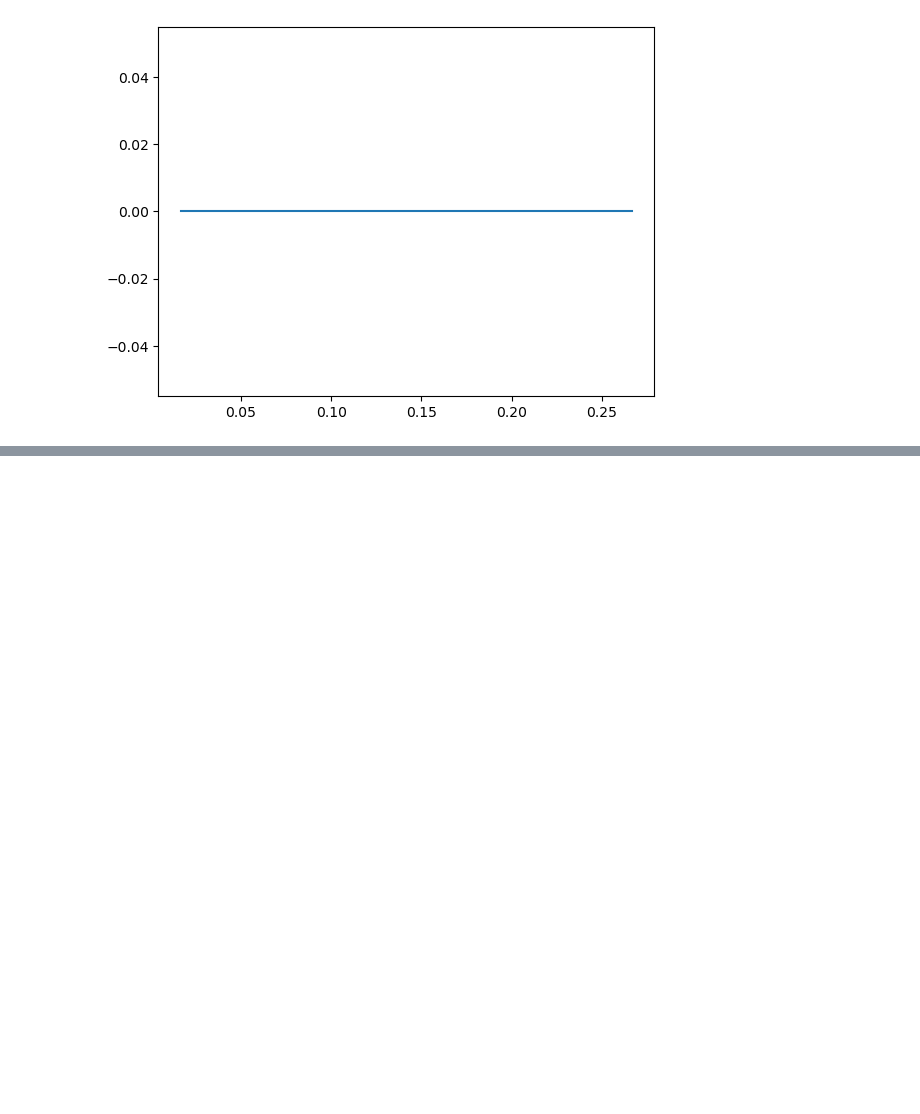
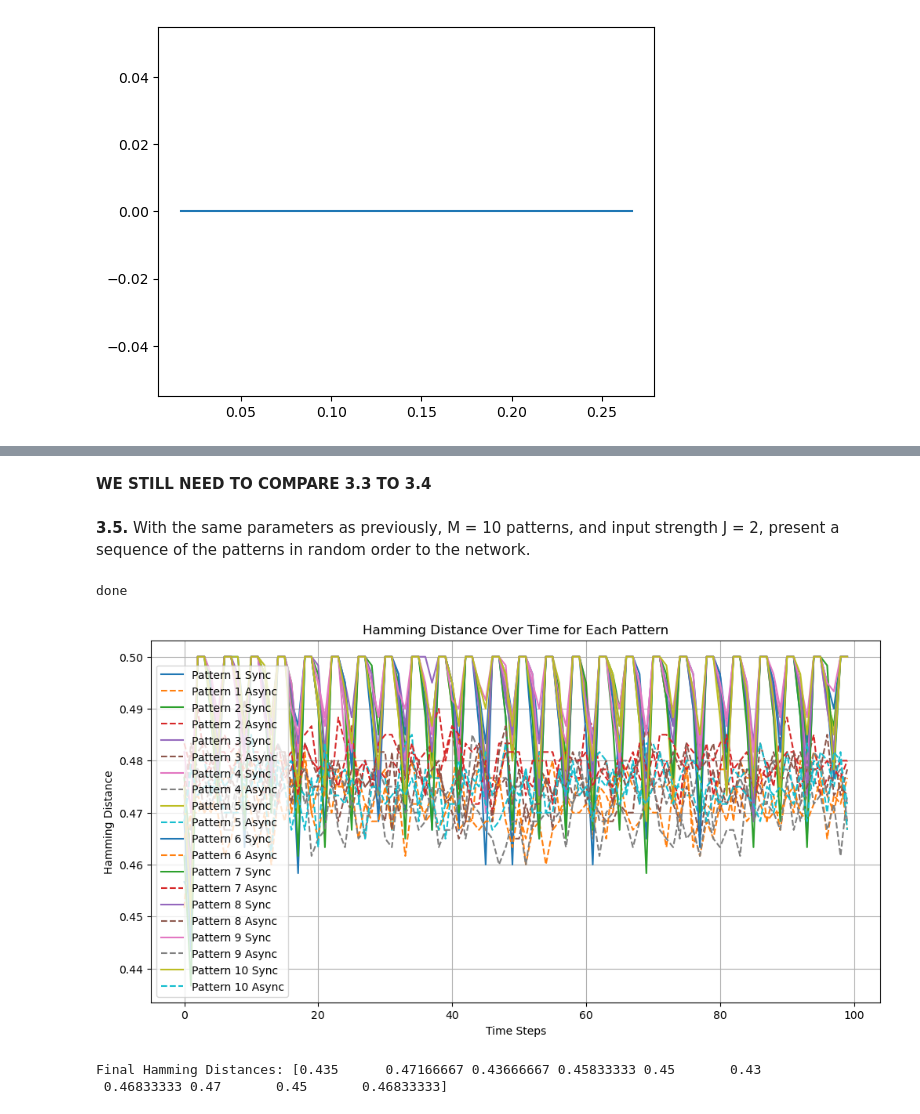
Before and after one commit to marindigen/nx-465-hopfield-networks, a Jupyter notebook: Mini-project-ex-3.ipynb, the cells around one changed output, grey strips where cells are left out. Drawn from its saved outputs; the diff is of its cells as text; code cells hidden in the pictures; blank space fills up the shorter version.

```diff
--- a/Mini-project-ex-3.ipynb
+++ b/Mini-project-ex-3.ipynb
@@ -304,0 +497,46 @@ print(hamm_dist[-1])
+# %% [markdown]
+**WE STILL NEED TO COMPARE 3.3 TO 3.4**
+# %% [markdown]
+**3.5.** With the same parameters as previously, M = 10 patterns, and input strength J = 2, present a
+sequence of the patterns in random order to the network.
+# %%
+def external_input(J, patterns, mu):
+    """
+    External input calculated for pattern retrieval with external input.
+    """
+    patterns_mean = np.mean(patterns, axis=0)
+    return J*(patterns[mu] - patterns_mean)
+
+# parameters
+N = 300 # number of neurones
+N_I = 80 # number of inhibitory neurones
+M = 10 # number of patterns
+K = 60 # number of excitatory neurones
+a = 0.1 # mean activity
+theta = 1 # firing threshold
+num_steps = 50
+J = 2 # external input strength
+pattern_length = 10 # length of pattern sequence
+
+# running simulations
+results_sync_with_input = simulate_network_inh2(N, N_I, M, K, a, theta, num_steps, update_type='synchronous', J=0, external_input_f=external_input, pattern_length=10)
+results_async_with_input = simulate_network_inh2(N, N_I, M, K, a, theta, num_steps, update_type='asynchronous', J=0, external_input_f=external_input, pattern_length=10)
+print("done")
+# %% [output]
+done
+# %%
+plt.figure(figsize=(12, 6))
+for p in range(M):
+    plt.plot([hd[p] for hd in results_sync[1]], label=f'Pattern {p+1} Sync')
+    plt.plot([hd[p] for hd in results_async[1]], label=f'Pattern {p+1} Async', linestyle='--')
+plt.title('Hamming Distance Over Time for Each Pattern')
+plt.xlabel('Time Steps')
+plt.ylabel('Hamming Distance')
+plt.legend()
+plt.grid(True)
+plt.show()
+print(f"Final Hamming Distances: {ham_dist[-1]}")
+# %% [output]
+[figure, added]
+Final Hamming Distances: [0.435      0.47166667 0.43666667 0.45833333 0.45       0.43
+ 0.46833333 0.47       0.45       0.46833333]
```
Also changed, not shown: parts of 11 cells of this notebook.
